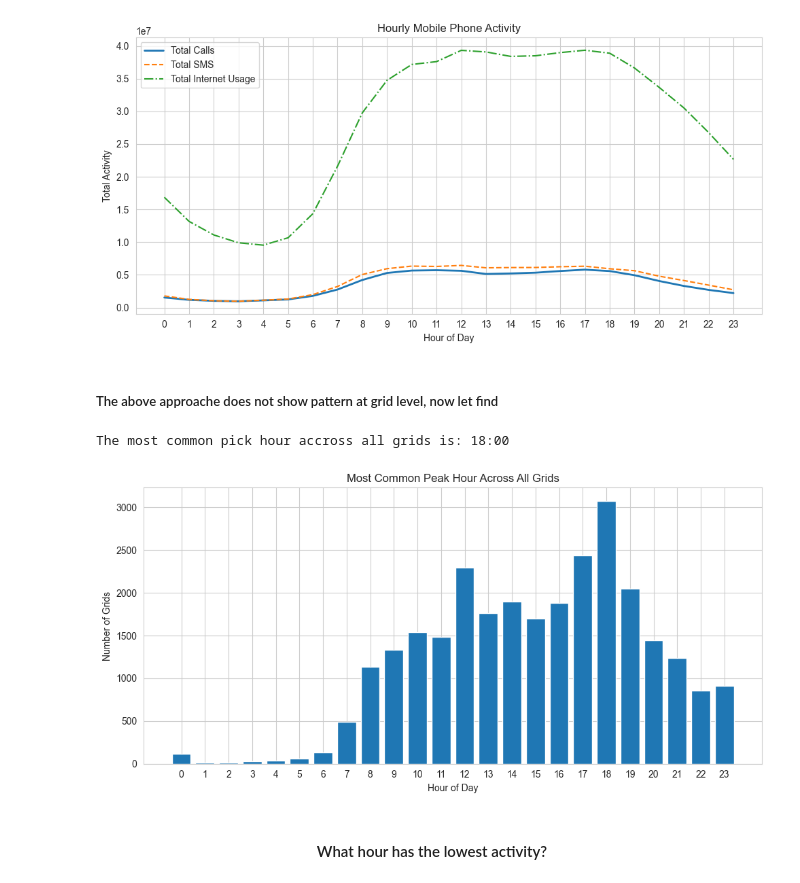
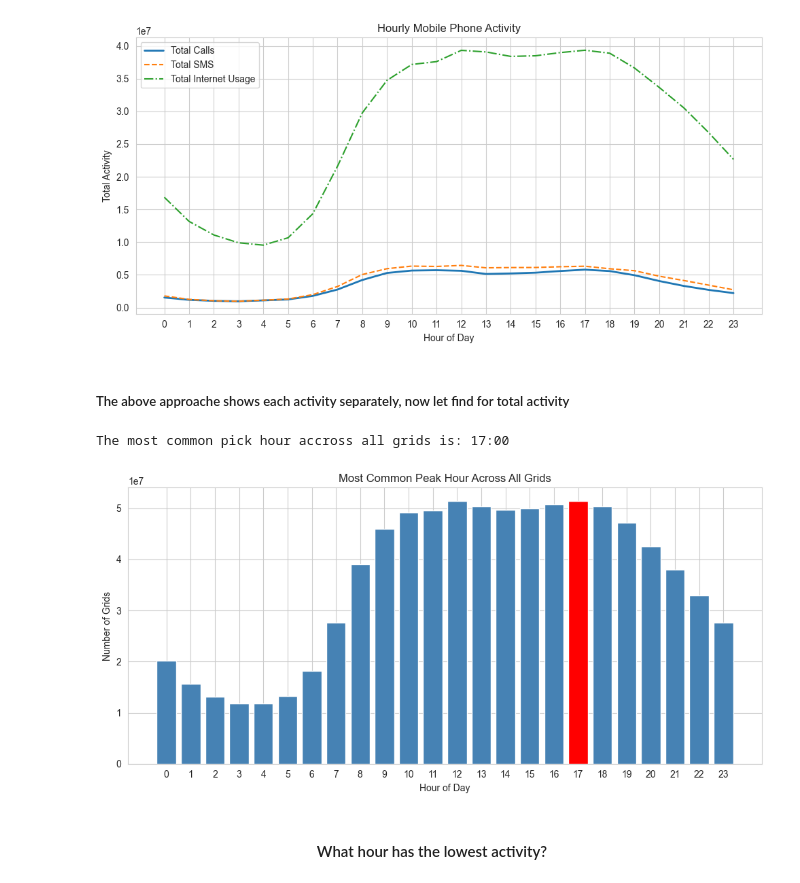
Before and after one commit to Rootkiti/SMS-Call-Data-Analysis, a Jupyter notebook: SMS_Call_Data_Analysis.ipynb, the cells around one changed output. Saved outputs shown, nothing was run; the diff lists cells and outputs as text; code cells hidden in the pictures.

```diff
--- a/SMS_Call_Data_Analysis.ipynb
+++ b/SMS_Call_Data_Analysis.ipynb
@@ -208,32 +208,38 @@ plt.show()
 # %% [output]
 [figure]
 # %% [markdown]
-##### The above approache does not show pattern at grid level, now let find
+##### The above approache shows each activity separately, now let find for total activity
 # %%
 
 # Creating total activity column
 clean_df['total_activity'] = clean_df['total_calls'] + clean_df['total_sms'] + clean_df['total_internet']
 
-peak_hours_per_grid = clean_df.loc[clean_df.groupby('CellID')['total_activity'].idxmax()]['hour']
-peak_hour_counts = peak_hours_per_grid.value_counts().sort_index()
+peak_hours_per_grid = clean_df.groupby('hour')['total_activity'].sum()
+peak_hour_counts = peak_hours_per_grid.sort_index()
 print(f"The most common pick hour accross all grids is: {peak_hour_counts.idxmax()}:00")
 # %% [output]
-The most common pick hour accross all grids is: 18:00
+The most common pick hour accross all grids is: 17:00
 # %%
-# let visualize it
 sns.set_style("whitegrid")
 
 plt.figure(figsize=(10, 5))
-plt.bar(peak_hour_counts.index, peak_hour_counts.values)
+max_val = peak_hour_counts.max()
+colors = ['red' if v == max_val else 'steelblue' for v in peak_hour_counts.values]
+
+plt.bar(
+    peak_hour_counts.index,
+    peak_hour_counts.values,
+    color=colors
+)
 
 plt.title("Most Common Peak Hour Across All Grids")
 plt.xlabel("Hour of Day")
 plt.ylabel("Number of Grids")
 plt.xticks(range(0, 24))
 plt.tight_layout()
 plt.show()
 # %% [output]
-[figure, old version]
+[figure, new version]
 # %% [markdown]
 #### <center> What hour has the lowest activity?
 # %%
```
Also changed, not shown: parts of 9 cells of this notebook, 3 other files.
